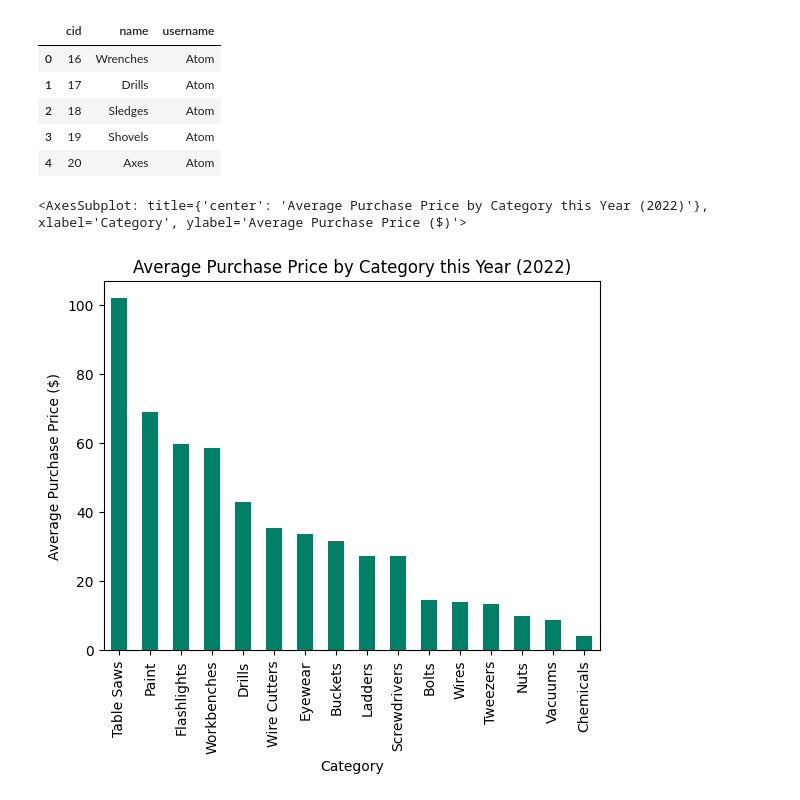
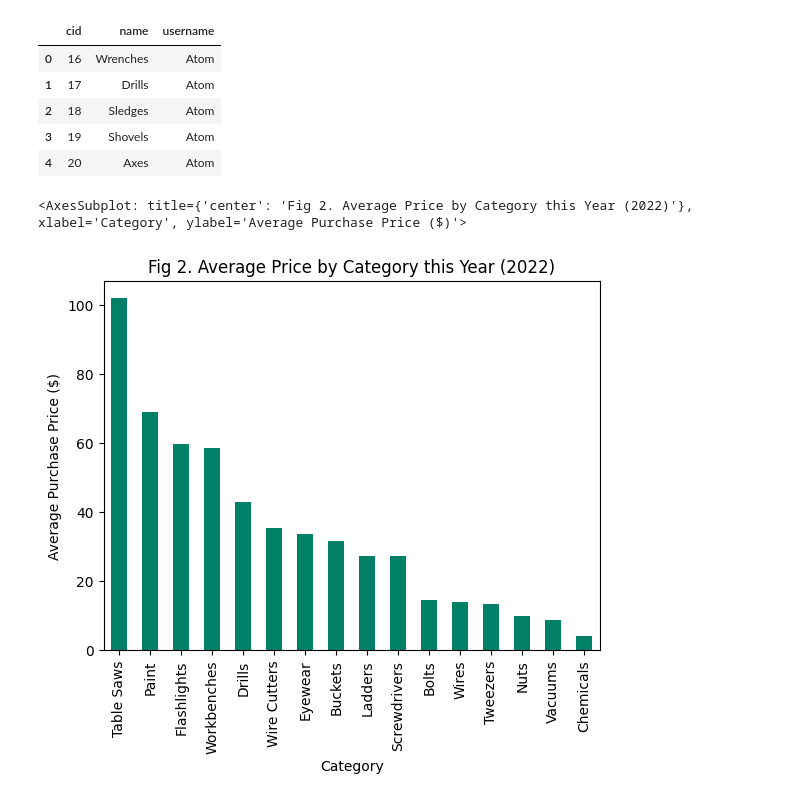
Before and after one commit to RITAdamH/MovieLvrsData, a Jupyter notebook: eda.ipynb, the cells around one changed output. Drawn from its saved outputs; the diff is of its cells as text; code cells hidden in the pictures.

```diff
--- a/eda.ipynb
+++ b/eda.ipynb
@@ -89,10 +89,10 @@ categories.head()
 | 4 | 20 | Axes | Atom |
 # %%
 df = pd.merge(pd.merge(pd.merge(tool_reqs, tool_categs, on='barcode', how='outer'), categories, on='cid', how='outer'), tools, on='barcode', how='outer')
-df[df['purchase_date'] > '2022-01-01'].groupby('name_x').purchase_price.mean().sort_values(ascending=False).plot.bar(xlabel='Category', ylabel='Average Purchase Price ($)', title='Average Purchase Price by Category this Year (2022)', colormap='summer')
+df[df['purchase_date'] > '2022-01-01'].groupby('name_x').purchase_price.mean().sort_values(ascending=False).plot.bar(xlabel='Category', ylabel='Average Purchase Price ($)', title='Fig 2. Average Price by Category this Year (2022)', colormap='summer')
 # %% [output]
-<AxesSubplot: title={'center': 'Average Purchase Price by Category this Year (2022)'}, xlabel='Category', ylabel='Average Purchase Price ($)'>
+<AxesSubplot: title={'center': 'Fig 2. Average Price by Category this Year (2022)'}, xlabel='Category', ylabel='Average Purchase Price ($)'>
-[figure, old version]
+[figure, new version]
 # %%
 df2 = tools[tools['description'].str.startswith('Maker: ', na=False)]
 df2['description'] = df2['description'].str.replace('Maker: ', '')
```
Also changed, not shown: parts of 2 cells of this notebook.
